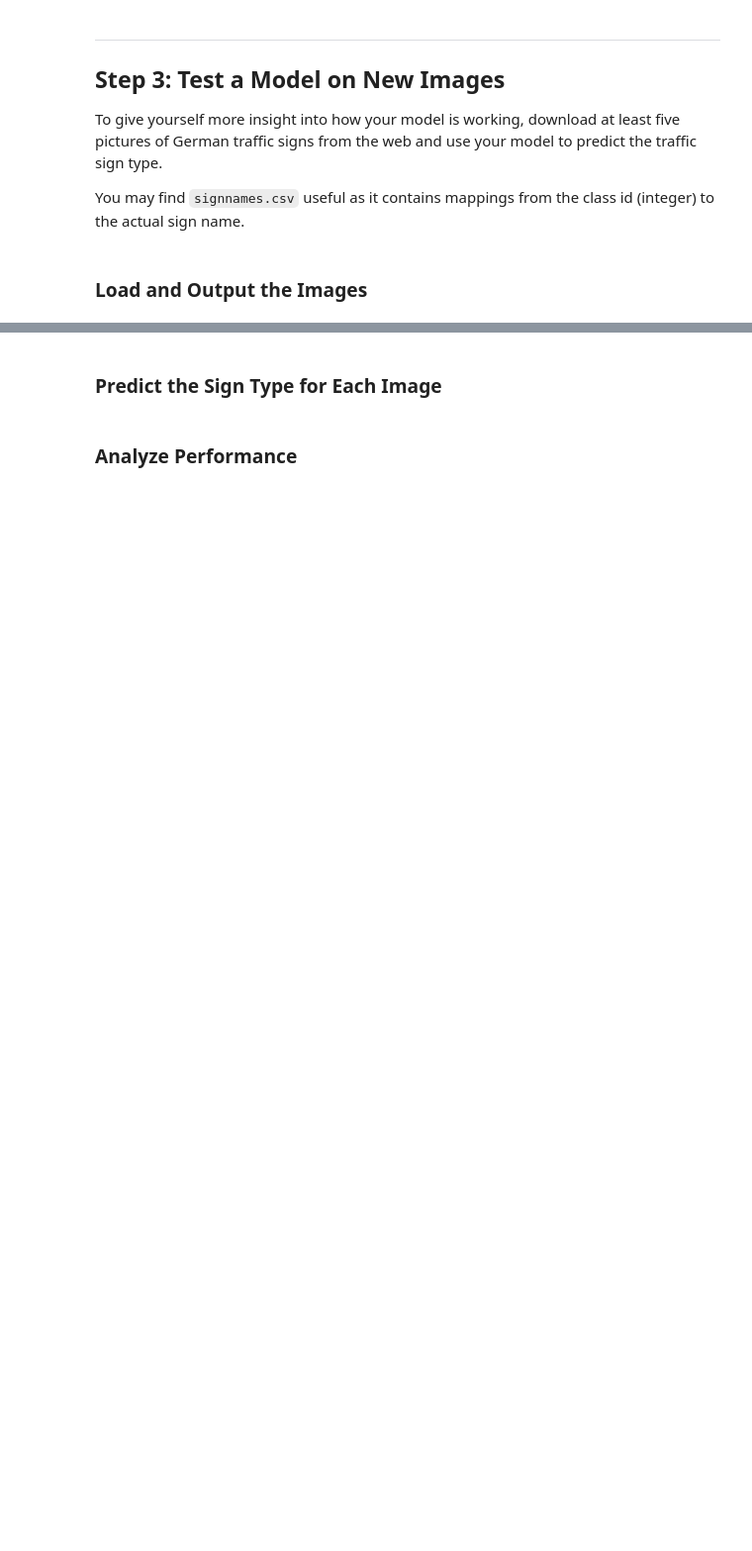
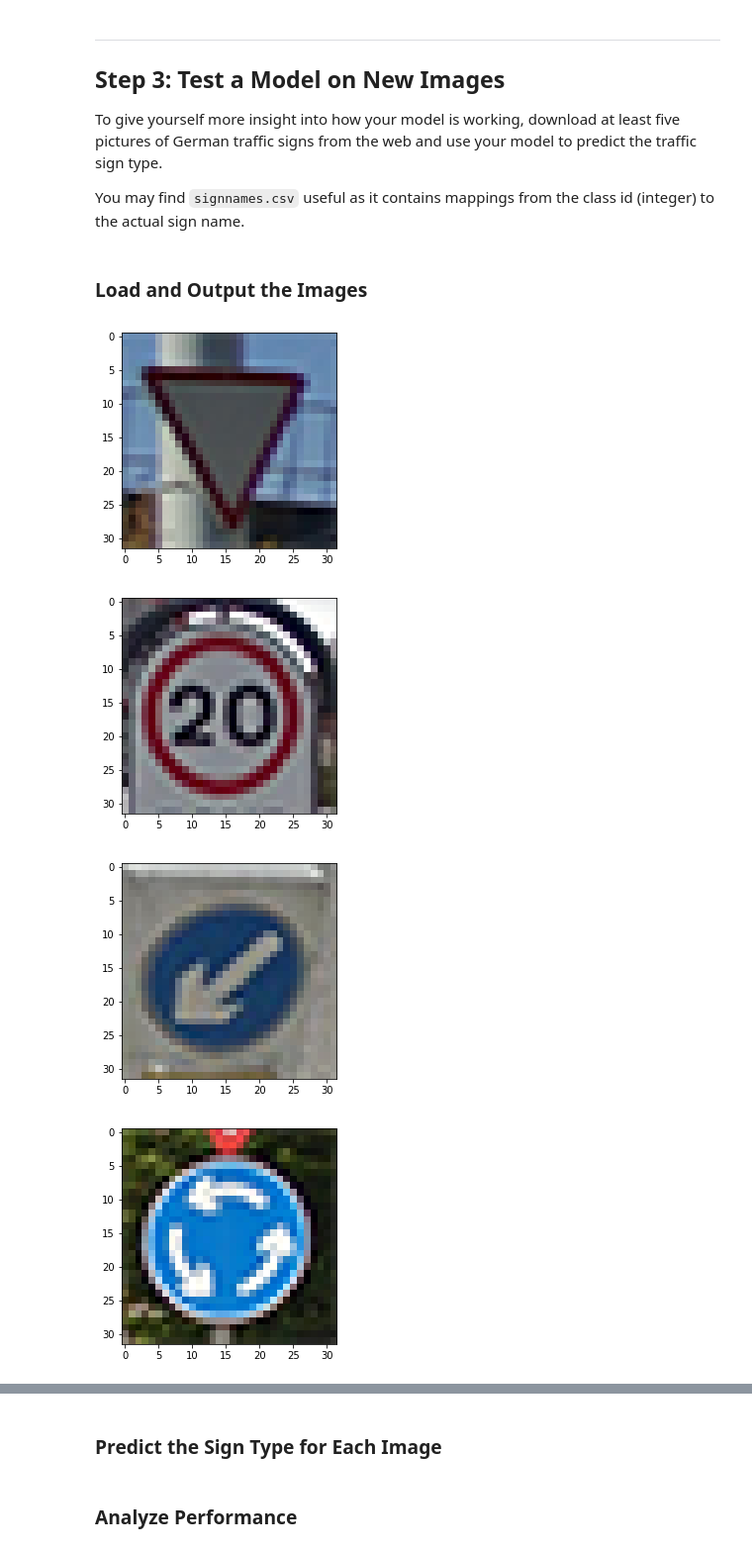
Before and after one commit to ektorasdev-zz/Traffic-Signs-Classifier, a Jupyter notebook: Traffic_Sign_Classifier.ipynb, the cells around one changed output, grey strips where cells are left out. Shown: that part at 99% size. Drawn from its saved outputs; the diff is of its cells as text; code cells hidden in the pictures; blank space fills up the shorter version.

```diff
--- a/Traffic_Sign_Classifier.ipynb
+++ b/Traffic_Sign_Classifier.ipynb
@@ -341,0 +336,25 @@ You may find `signnames.csv` useful as it contains mappings from the class id (i
+# %%
+### Load the images and plot them here.
+### Feel free to use as many code cells as needed.
+import matplotlib.pyplot as plt
+from matplotlib.image import imread
+import os
+
+%matplotlib inline
+
+PATH = os.listdir("predict_signs/")
+all_imgs = []
+for p in PATH[0:]:
+    image = imread('predict_signs/'+p)
+    all_imgs.append(image)
+    plt.gca().clear()
+    plt.imshow(image)
+    plt.show()
+
+#Convert to numpy
+imgs_num = np.array(all_imgs)
+# %% [output]
+[figure, added]
+[figure, added]
+[figure, added]
+[figure, added]
```
Also changed, not shown: parts of 13 cells of this notebook, 8 other files.
